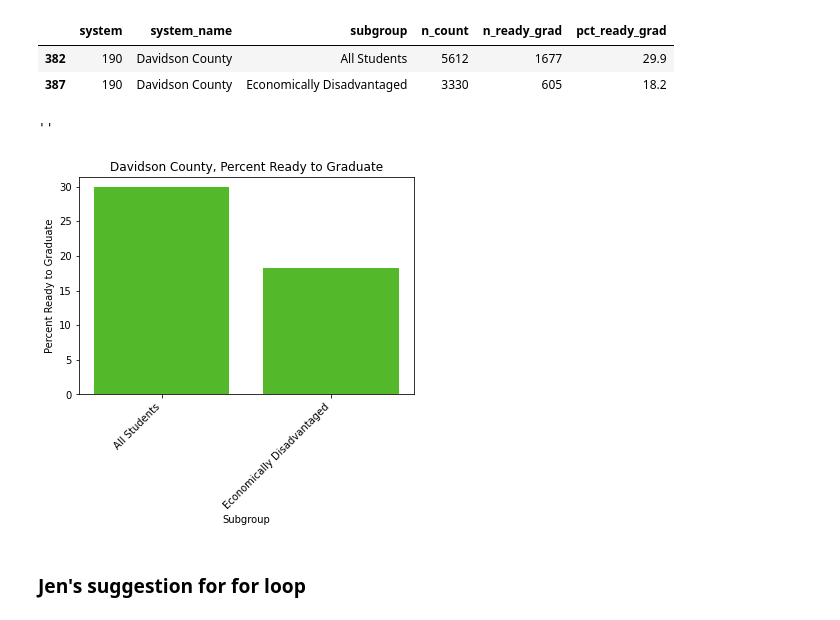
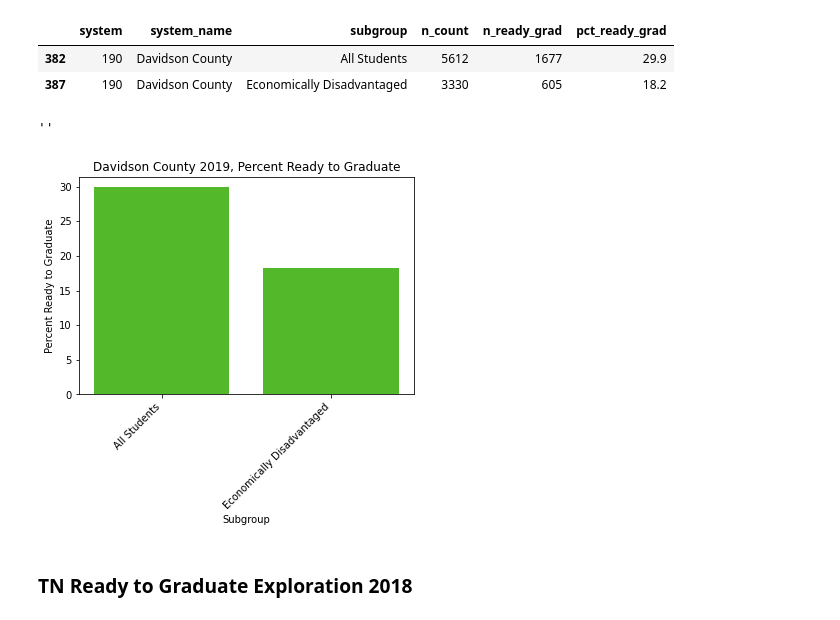
Before and after one commit to CalebAutry/capstone, a Jupyter notebook: notebooks/capstone.ipynb, the cells around one changed output. Saved outputs shown, nothing was run; the diff lists cells and outputs as text; code cells hidden in the pictures.

```diff
--- a/notebooks/capstone.ipynb
+++ b/notebooks/capstone.ipynb
@@ -692,17 +692,15 @@ davidson_ready_grad_19
 # %%
 plt.bar(davidson_ready_grad_19['subgroup'],\
         davidson_ready_grad_19['pct_ready_grad'],\
         color = '#53b92b')
 # plt.xticks(rotation=90)
-plt.title('Davidson County, Percent Ready to Graduate')
+plt.title('Davidson County 2019, Percent Ready to Graduate')
 plt.xlabel('Subgroup')
 plt.ylabel('Percent Ready to Graduate')
 plt.xticks(rotation=45,
         horizontalalignment="right")
 # plt.ylim(0, 3250)
 ;
 # %% [output]
 ''
-[figure, old version]
+[figure, new version]
-# %% [markdown]
-### Jen's suggestion for for loop
@@ -736,0 +707,2 @@ plt.xticks(rotation=45,
+# %% [markdown]
+### TN Ready to Graduate Exploration 2018
```
Also changed, not shown: parts of 19 cells of this notebook.
